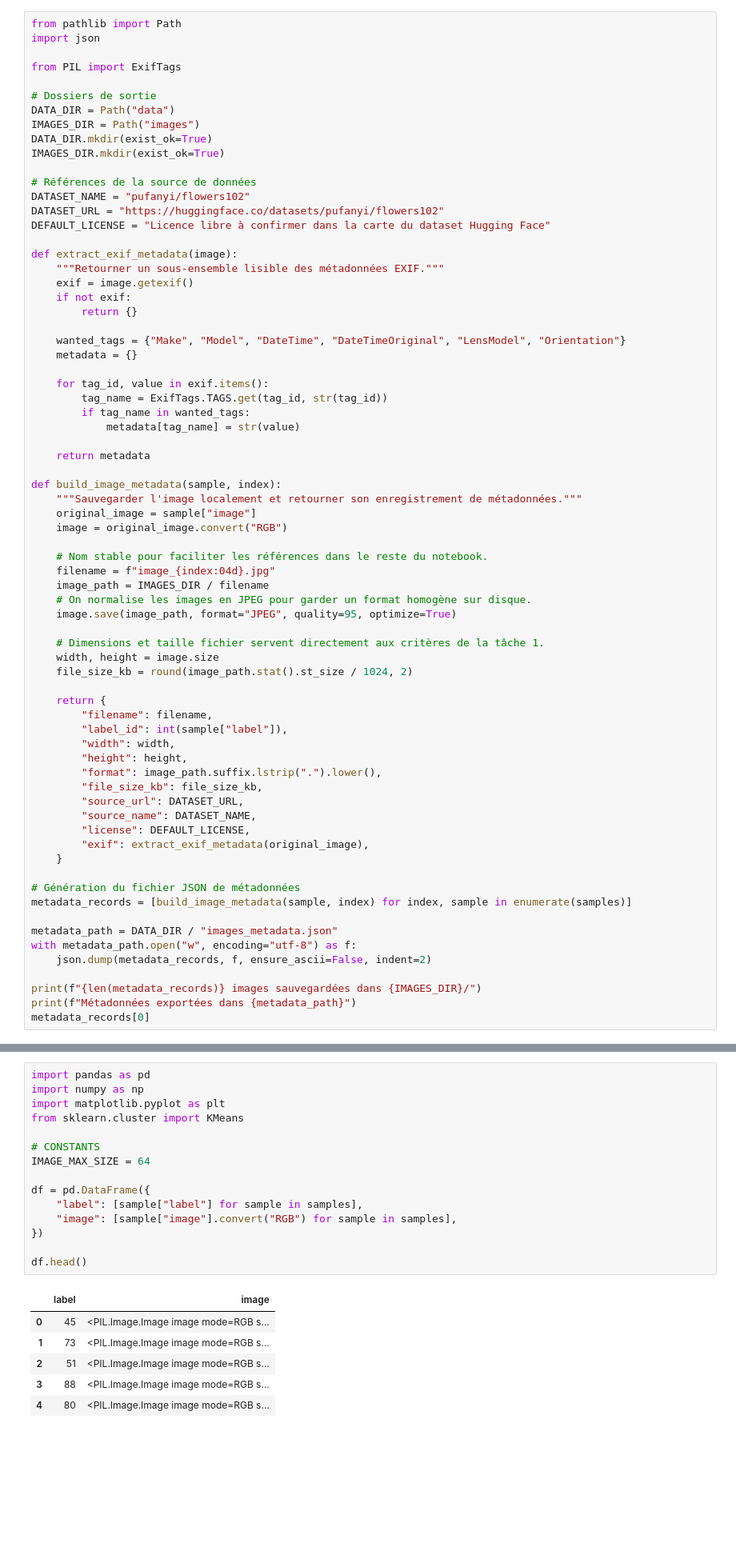
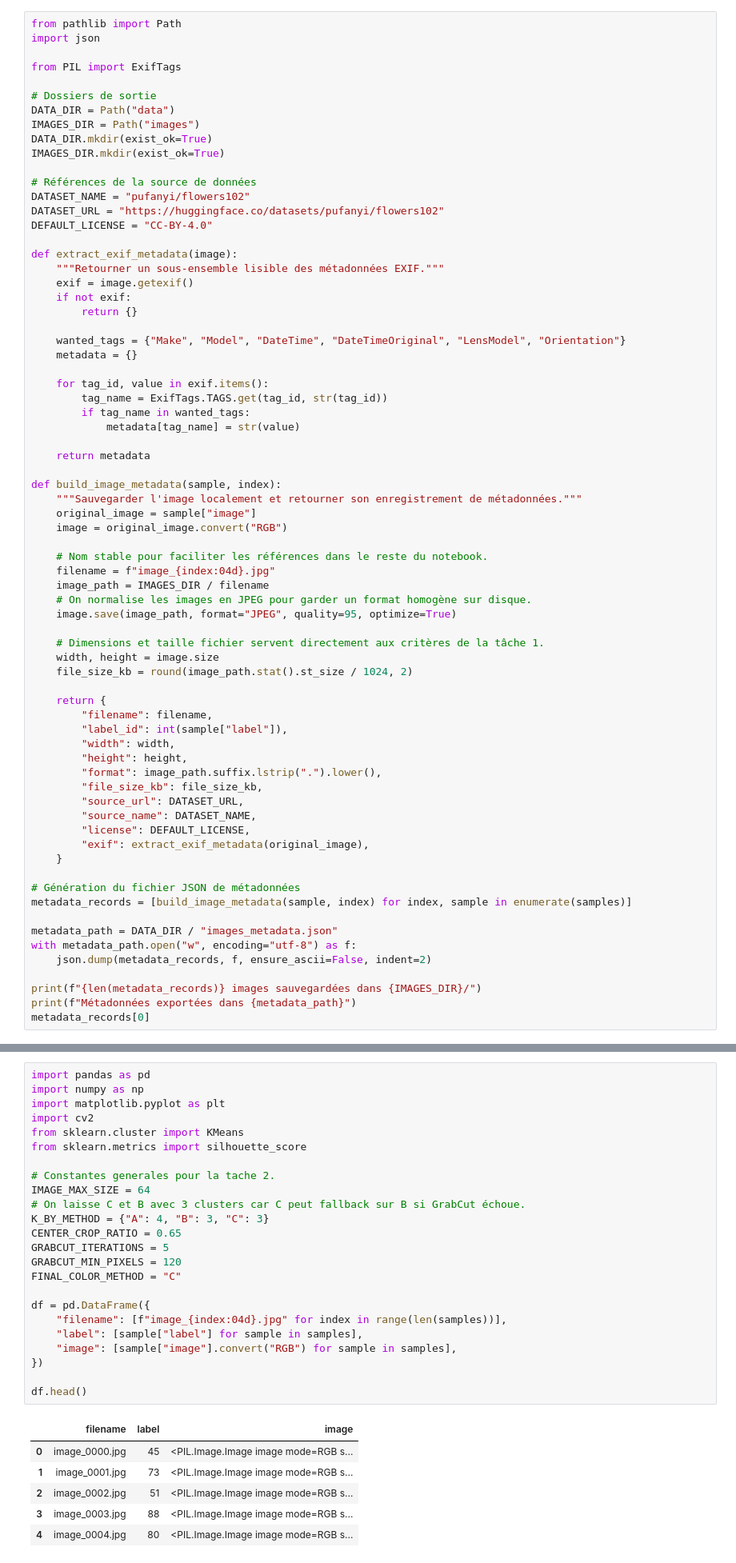
Before and after one commit to mathis-lambert/CPE_Machine-Learning, a Jupyter notebook: fr/Projet/lambert_rodrigues_bouchot.ipynb, the cells around one changed output, grey strips where cells are left out. Shown at 80% size. Drawn from its saved outputs; the diff is of its cells as text; blank space fills up the shorter version.

```diff
--- a/fr/Projet/lambert_rodrigues_bouchot.ipynb
+++ b/fr/Projet/lambert_rodrigues_bouchot.ipynb
@@ -79,7 +80,7 @@ IMAGES_DIR.mkdir(exist_ok=True)
 # Références de la source de données
 DATASET_NAME = "pufanyi/flowers102"
 DATASET_URL = "https://huggingface.co/datasets/pufanyi/flowers102"
-DEFAULT_LICENSE = "Licence libre à confirmer dans la carte du dataset Hugging Face"
+DEFAULT_LICENSE = "CC-BY-4.0"
 
 def extract_exif_metadata(image):
     """Retourner un sous-ensemble lisible des métadonnées EXIF."""
@@ -157,23 +164,32 @@ Cette étape prépare les données pour les traitements de clustering et pour l'
 # %%
 import pandas as pd
 import numpy as np
 import matplotlib.pyplot as plt
+import cv2
 from sklearn.cluster import KMeans
+from sklearn.metrics import silhouette_score
 
-# CONSTANTS
+# Constantes generales pour la tache 2.
 IMAGE_MAX_SIZE = 64
+# On laisse C et B avec 3 clusters car C peut fallback sur B si GrabCut échoue.
+K_BY_METHOD = {"A": 4, "B": 3, "C": 3}
+CENTER_CROP_RATIO = 0.65
+GRABCUT_ITERATIONS = 5
+GRABCUT_MIN_PIXELS = 120
+FINAL_COLOR_METHOD = "C"
 
 df = pd.DataFrame({
+    "filename": [f"image_{index:04d}.jpg" for index in range(len(samples))],
     "label": [sample["label"] for sample in samples],
     "image": [sample["image"].convert("RGB") for sample in samples],
 })
 
 df.head()
 # %% [output]
-|  | label | image |
-| 0 | 45 | <PIL.Image.Image image mode=RGB s... |
-| 1 | 73 | <PIL.Image.Image image mode=RGB s... |
-| 2 | 51 | <PIL.Image.Image image mode=RGB s... |
-| 3 | 88 | <PIL.Image.Image image mode=RGB s... |
-| 4 | 80 | <PIL.Image.Image image mode=RGB s... |
+|  | filename | label | image |
+| 0 | image_0000.jpg | 45 | <PIL.Image.Image image mode=RGB s... |
+| 1 | image_0001.jpg | 73 | <PIL.Image.Image image mode=RGB s... |
+| 2 | image_0002.jpg | 51 | <PIL.Image.Image image mode=RGB s... |
+| 3 | image_0003.jpg | 88 | <PIL.Image.Image image mode=RGB s... |
+| 4 | image_0004.jpg | 80 | <PIL.Image.Image image mode=RGB s... |
 # %% [markdown]
```
Also changed, not shown: parts of 26 cells of this notebook.
